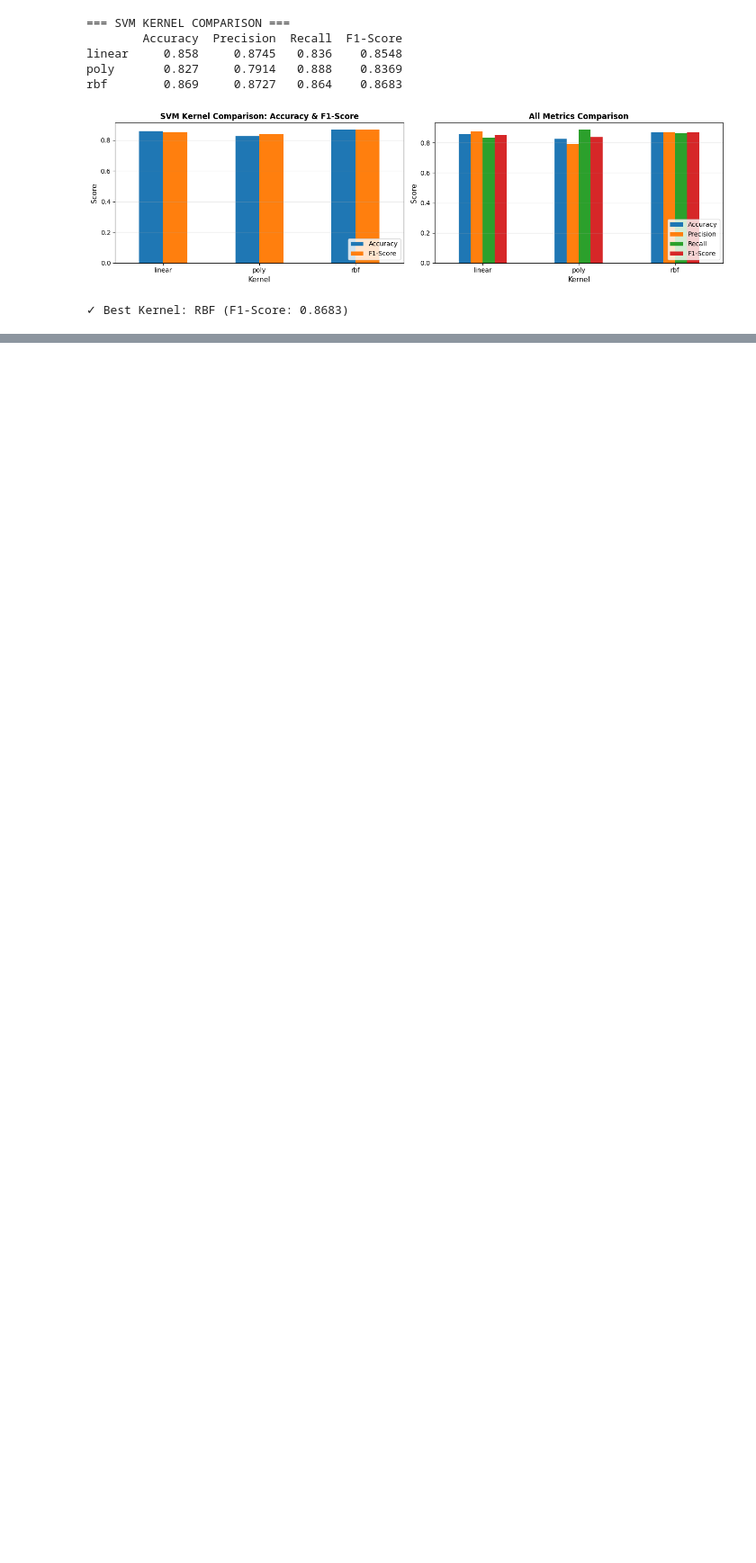
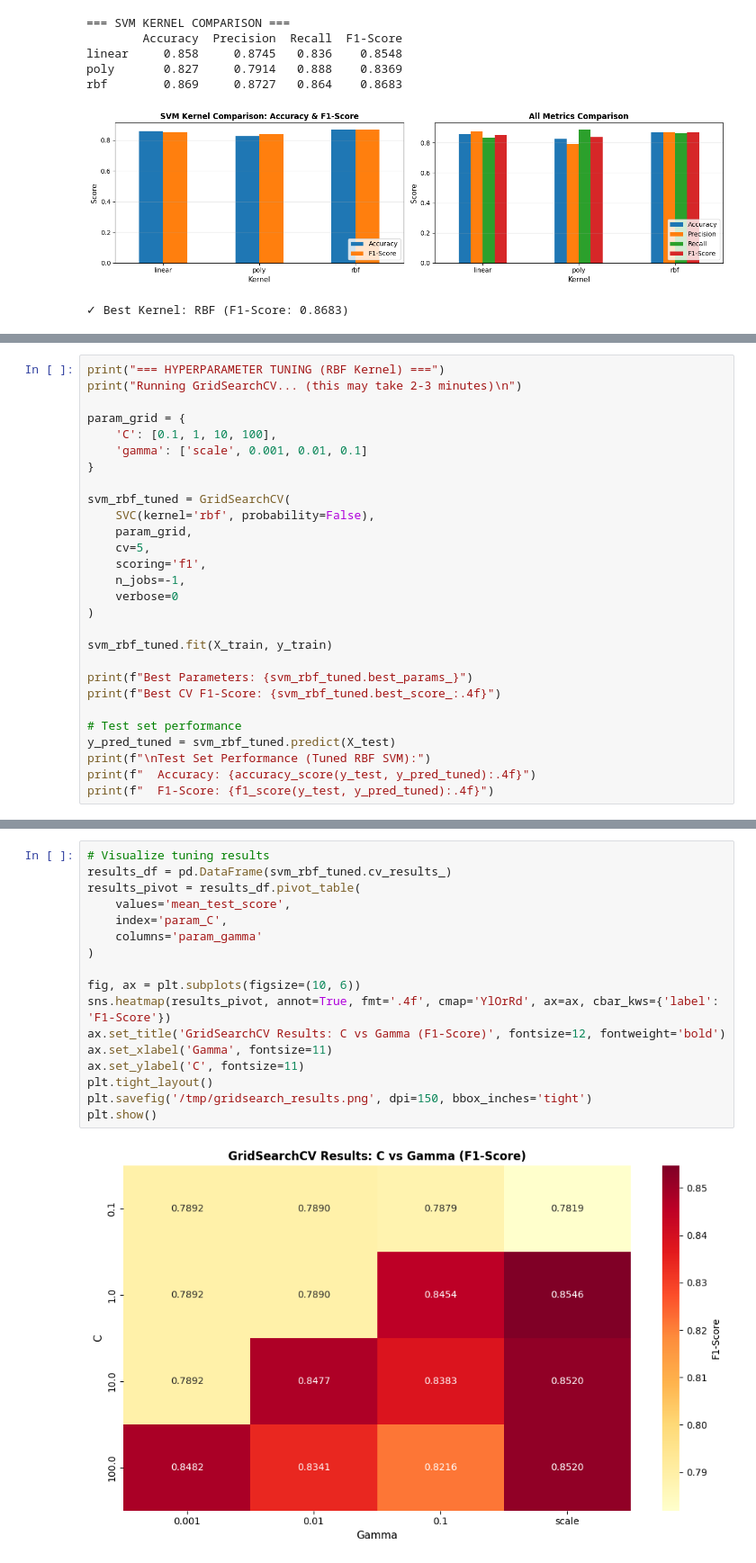
Before and after one commit to Dhrupad-05/Projects, a Jupyter notebook: Sentiment_Analysis_of_Movie_Reviews_using_SVM,_Logistic_Regression,_and_Naive_Bayes.ipynb, the cells around one changed output, grey strips where cells are left out. Shown at 90% size. Drawn from its saved outputs; the diff is of its cells as text; blank space fills up the shorter version.

Commit message:
Hyperparameter Tuning with GridSearchCV

```diff
--- a/Sentiment_Analysis_of_Movie_Reviews_using_SVM,_Logistic_Regression,_and_Naive_Bayes.ipynb
+++ b/Sentiment_Analysis_of_Movie_Reviews_using_SVM,_Logistic_Regression,_and_Naive_Bayes.ipynb
@@ -548,0 +555,28 @@ rbf        0.869     0.8727   0.864    0.8683
+# %%
+print("=== HYPERPARAMETER TUNING (RBF Kernel) ===")
+print("Running GridSearchCV... (this may take 2-3 minutes)\n")
+
+param_grid = {
+    'C': [0.1, 1, 10, 100],
+    'gamma': ['scale', 0.001, 0.01, 0.1]
+}
+
+svm_rbf_tuned = GridSearchCV(
+    SVC(kernel='rbf', probability=False),
+    param_grid,
+    cv=5,
+    scoring='f1',
+    n_jobs=-1,
+    verbose=0
+)
+
+svm_rbf_tuned.fit(X_train, y_train)
+
+print(f"Best Parameters: {svm_rbf_tuned.best_params_}")
+print(f"Best CV F1-Score: {svm_rbf_tuned.best_score_:.4f}")
+
+# Test set performance
+y_pred_tuned = svm_rbf_tuned.predict(X_test)
+print(f"\nTest Set Performance (Tuned RBF SVM):")
+print(f"  Accuracy: {accuracy_score(y_test, y_pred_tuned):.4f}")
+print(f"  F1-Score: {f1_score(y_test, y_pred_tuned):.4f}")
@@ -548,0 +593,19 @@ rbf        0.869     0.8727   0.864    0.8683
+# %%
+# Visualize tuning results
+results_df = pd.DataFrame(svm_rbf_tuned.cv_results_)
+results_pivot = results_df.pivot_table(
+    values='mean_test_score',
+    index='param_C',
+    columns='param_gamma'
+)
+
+fig, ax = plt.subplots(figsize=(10, 6))
+sns.heatmap(results_pivot, annot=True, fmt='.4f', cmap='YlOrRd', ax=ax, cbar_kws={'label': 'F1-Score'})
+ax.set_title('GridSearchCV Results: C vs Gamma (F1-Score)', fontsize=12, fontweight='bold')
+ax.set_xlabel('Gamma', fontsize=11)
+ax.set_ylabel('C', fontsize=11)
+plt.tight_layout()
+plt.savefig('/tmp/gridsearch_results.png', dpi=150, bbox_inches='tight')
+plt.show()
+# %% [output]
+[figure, added]
```
Also changed, not shown: parts of 5 cells of this notebook.
